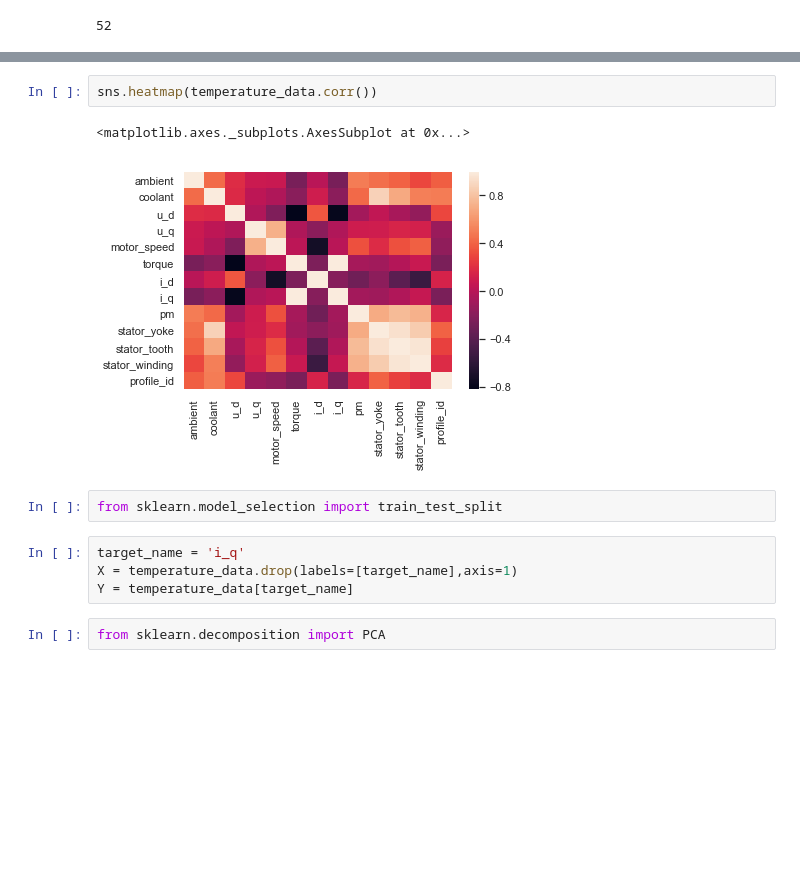
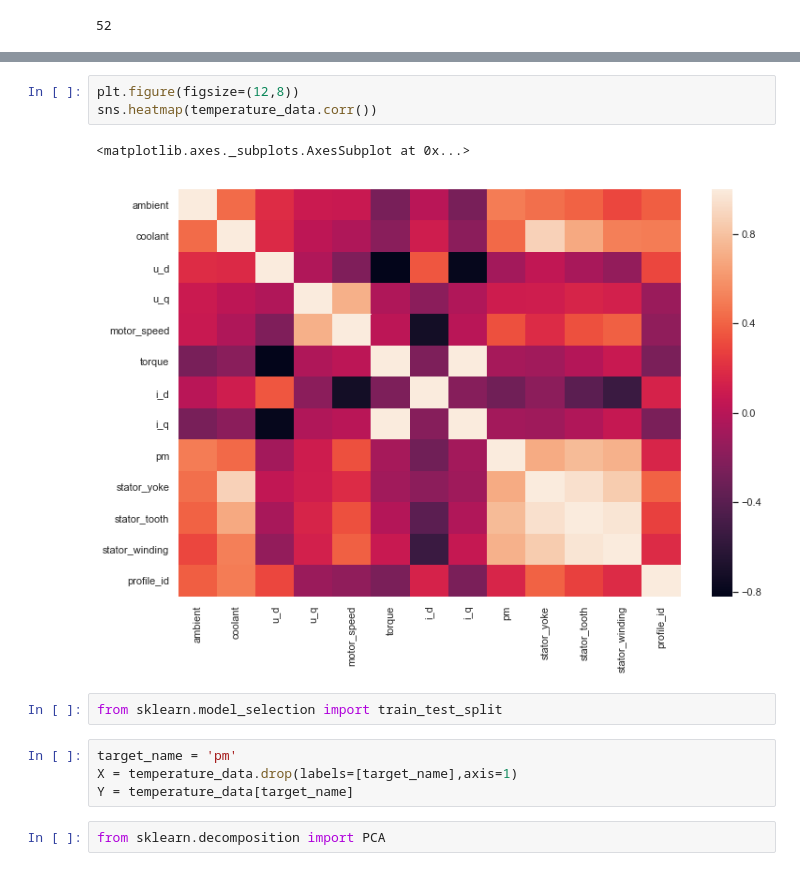
Before and after one commit to AndRud/electric_motor_temperature, a Jupyter notebook: Electric motor temperature.ipynb, the cells around one changed output, grey strips where cells are left out. Saved outputs shown, nothing was run; the diff lists cells and outputs as text; blank space fills up the shorter version.

Commit message:
Change target feature

```diff
--- a/Electric motor temperature.ipynb
+++ b/Electric motor temperature.ipynb
@@ -34,14 +34,15 @@ temperature_data.describe()
 | 75% | 0.686675 | 0.650709 | 0.358491 | 0.852625 | 0.853584 | 0.547171 | 1.013975 | 0.499260 | 0.680691 | 0.697344 | ... |
 | max | 2.967117 | 2.649032 | 2.274734 | 1.793498 | 2.024164 | 3.016971 | 1.060937 | 2.914185 | 2.917456 | 2.449158 | ... |
 # %%
+plt.figure(figsize=(12,8))
 sns.heatmap(temperature_data.corr())
 # %% [output]
 <matplotlib.axes._subplots.AxesSubplot at 0x...>
-[figure, old version]
+[figure, new version]
 # %%
 from sklearn.model_selection import train_test_split
 # %%
-target_name = 'i_q'
+target_name = 'pm'
 X = temperature_data.drop(labels=[target_name],axis=1)
 Y = temperature_data[target_name]
 # %%
```
Also changed, not shown: parts of 6 cells of this notebook.
